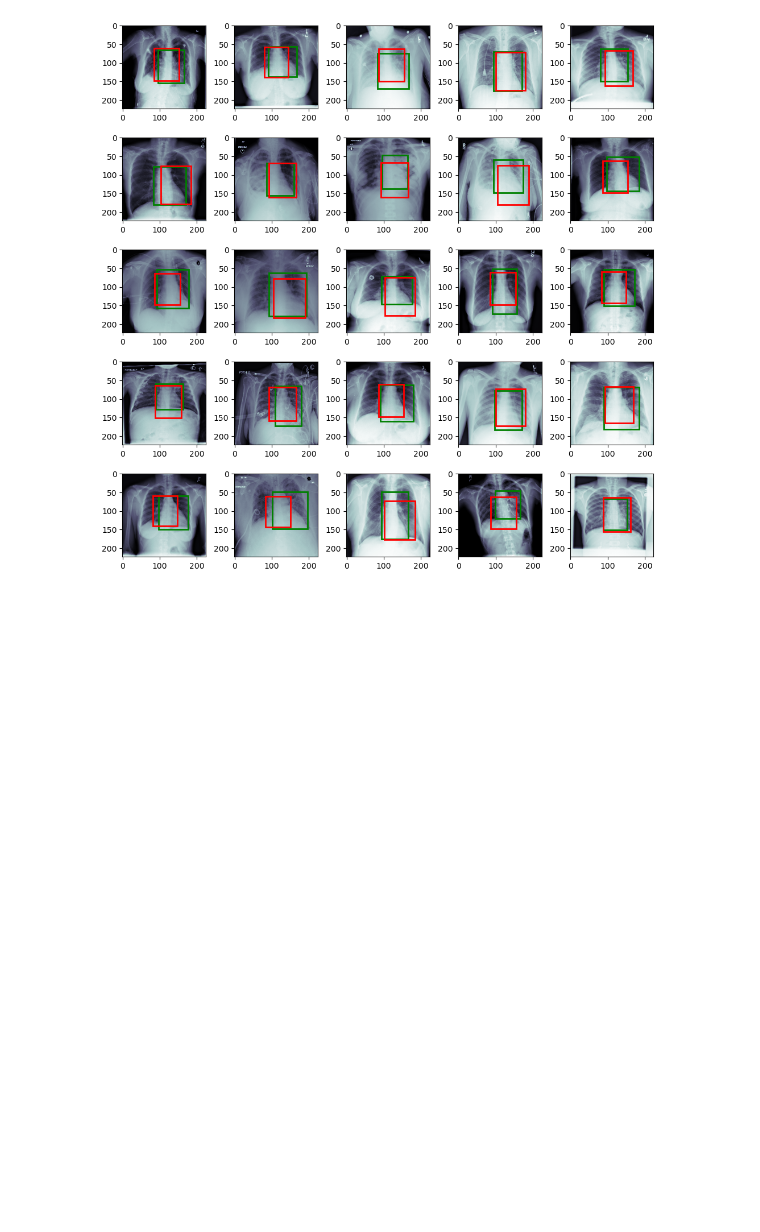
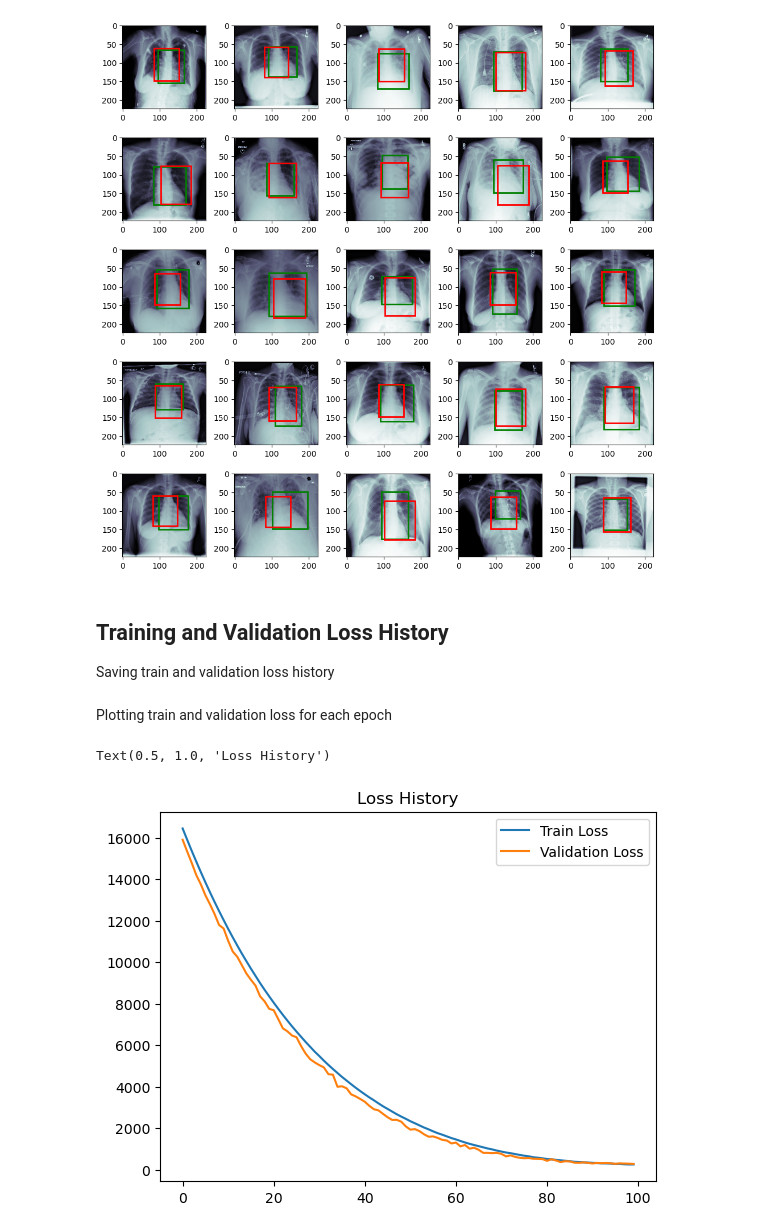
Before and after one commit to Priyagha/Heart_Detection, a Jupyter notebook: model_training.ipynb, the cells around one changed output. Cells and saved outputs as stored; diff of their text form; code cells hidden in the pictures; blank space fills up the shorter version.

```diff
--- a/model_training.ipynb
+++ b/model_training.ipynb
@@ -138,3 +140,21 @@ for i in range(5):
 plt.tight_layout()
 # %% [output]
 [figure]
+# %% [markdown]
+## Training and Validation Loss History
+Saving train and validation loss history
+# %%
+train_history = list(map(lambda x: x.item(), loss_history['train']))
+val_history = list(map(lambda x: x.item(), loss_history['val']))
+np.save("train_loss.npy", np.array(train_history))
+np.save("validation_loss.npy", np.array(val_history))
+# %% [markdown]
+Plotting train and validation loss for each epoch
+# %%
+plt.plot(train_history, label = "Train Loss")
+plt.plot(val_history, label = "Validation Loss")
+plt.legend()
+plt.title("Loss History")
+# %% [output]
+Text(0.5, 1.0, 'Loss History')
+[figure, added]
```
Also changed, not shown: parts of 6 cells of this notebook.
